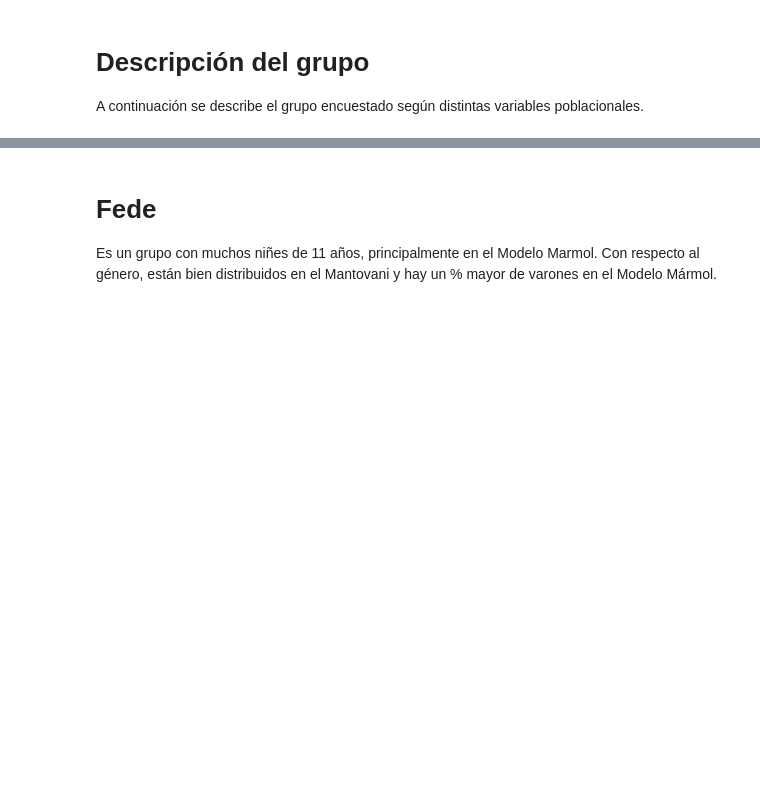
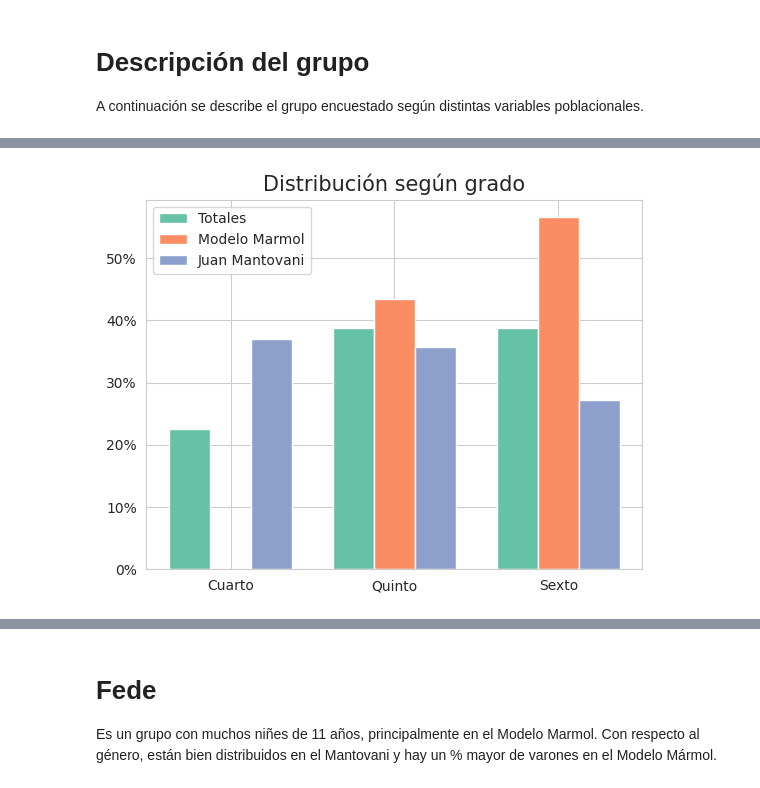
Before and after one commit to fedesassone/tesis, a Jupyter notebook: notebooks/Poblacional.ipynb, the cells around one changed output, grey strips where cells are left out. Saved outputs shown, nothing was run; the diff lists cells and outputs as text; code cells hidden in the pictures; blank space fills up the shorter version.

```diff
--- a/notebooks/Poblacional.ipynb
+++ b/notebooks/Poblacional.ipynb
@@ -81,0 +111,30 @@ A continuación se describe el grupo encuestado según distintas variables pobla
+# %%
+# Distribución según grado
+data_total = df_fe["grado"].value_counts(normalize=True).sort_index()
+data_marmol = marmol["grado"].value_counts(normalize=True).sort_index()
+data_mantovani = mantovani["grado"].value_counts(normalize=True).sort_index()
+
+for data in data_total.index:
+    if data not in data_marmol.index:
+        data_marmol[data] = 0.0
+    if data not in data_mantovani.index:
+        data_mantovani[data] = 0.0
+
+data_marmol = data_marmol.sort_index()
+data_mantovani = data_mantovani.sort_index()
+
+bar_width = 0.25
+br1 = np.arange(len(data_total))
+br2 = [x + bar_width for x in br1]
+br3 = [x + bar_width for x in br2]
+plt.bar(br1,data_total, width=bar_width, label = 'Totales')
+plt.bar(br2,data_marmol, width=bar_width, label = 'Modelo Marmol')
+plt.bar(br3,data_mantovani, width=bar_width, label = 'Juan Mantovani')
+
+plt.gca().yaxis.set_major_formatter(PercentFormatter(1))
+plt.title("Distribución según grado", fontsize=15)
+plt.xticks([r + bar_width for r in range(len(data_total))], [id for id in data_total.sort_index().index])
+plt.legend()
+plt.savefig('2.png')
+# %% [output]
+[figure, added]
```
Also changed, not shown: parts of 11 cells of this notebook, 11 other files.
